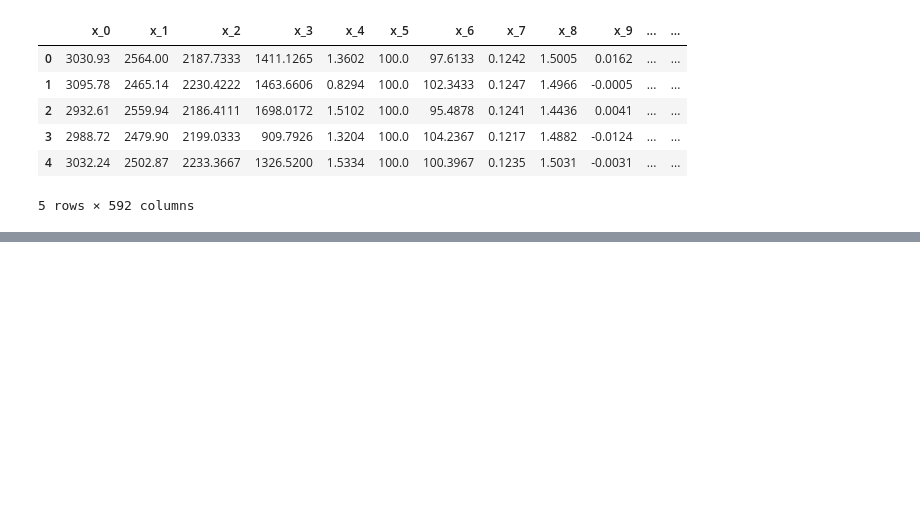
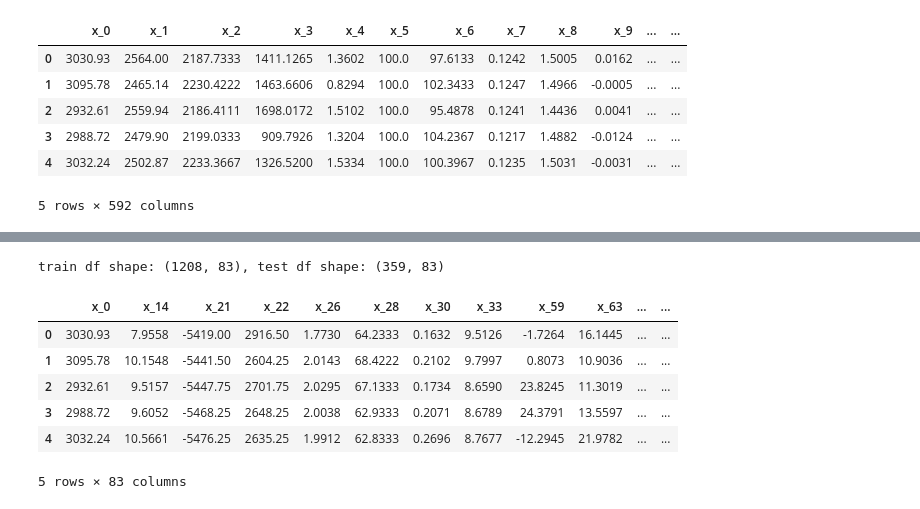
Before and after one commit to stephenleo87/uci-semicon, a Jupyter notebook: Labels_Prediction.ipynb, the cells around one changed output, grey strips where cells are left out. Cells and saved outputs as stored; diff of their text form; code cells hidden in the pictures; blank space fills up the shorter version.

```diff
--- a/Labels_Prediction.ipynb
+++ b/Labels_Prediction.ipynb
@@ -98,0 +112,23 @@ test_df.to_csv('test_df.csv', index=False)
+# %%
+pearson_pvalues = []
+for col in train_df.columns[:-2]:
+    df_clean = train_df[[col, 'Label']].dropna()
+    pearson_corr, pearson_pvalue = pearsonr(df_clean[col], df_clean['Label'])
+    pearson_pvalues.append(pearson_pvalue)
+# %%
+sig_colidx = [i for i, n in enumerate(pearson_pvalues) if n <= 0.05]
+sig_colidx.extend([-2, -1])
+# %%
+train_df_red_dim = train_df.iloc[:, sig_colidx]
+test_df_red_dim = test_df.iloc[:, sig_colidx]
+print('train df shape: {}, test df shape: {}'.format(train_df_red_dim.shape, test_df_red_dim.shape))
+train_df_red_dim.head()
+# %% [output]
+train df shape: (1208, 83), test df shape: (359, 83)
+|  | x_0 | x_14 | x_21 | x_22 | x_26 | x_28 | x_30 | x_33 | x_59 | x_63 | ... | ... |
+| 0 | 3030.93 | 7.9558 | -5419.00 | 2916.50 | 1.7730 | 64.2333 | 0.1632 | 9.5126 | -1.7264 | 16.1445 | ... | ... |
+| 1 | 3095.78 | 10.1548 | -5441.50 | 2604.25 | 2.0143 | 68.4222 | 0.2102 | 9.7997 | 0.8073 | 10.9036 | ... | ... |
+| 2 | 2932.61 | 9.5157 | -5447.75 | 2701.75 | 2.0295 | 67.1333 | 0.1734 | 8.6590 | 23.8245 | 11.3019 | ... | ... |
+| 3 | 2988.72 | 9.6052 | -5468.25 | 2648.25 | 2.0038 | 62.9333 | 0.2071 | 8.6789 | 24.3791 | 13.5597 | ... | ... |
+| 4 | 3032.24 | 10.5661 | -5476.25 | 2635.25 | 1.9912 | 62.8333 | 0.2696 | 8.7677 | -12.2945 | 21.9782 | ... | ... |
+5 rows × 83 columns
```
Also changed, not shown: parts of 52 cells of this notebook.
